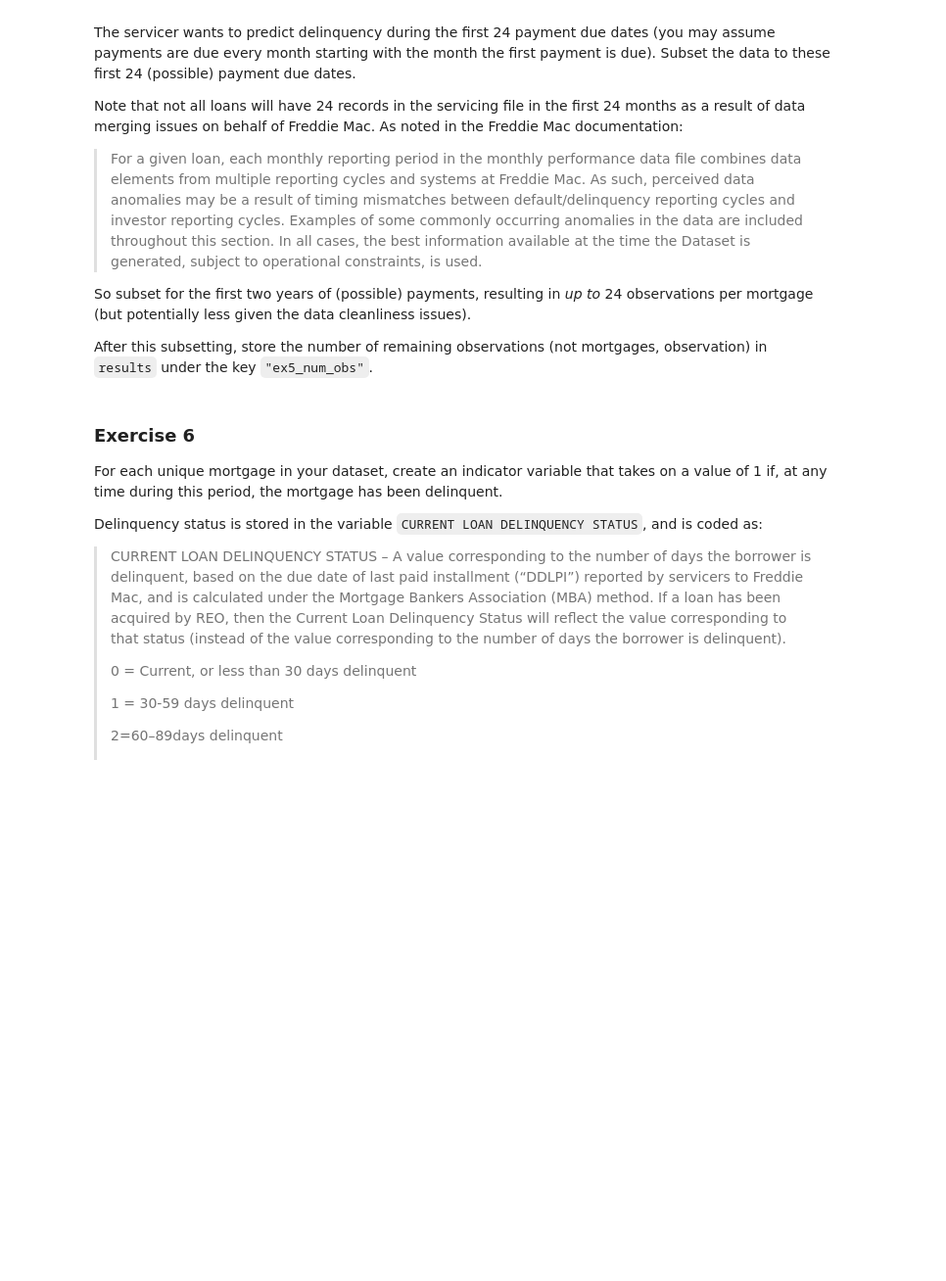
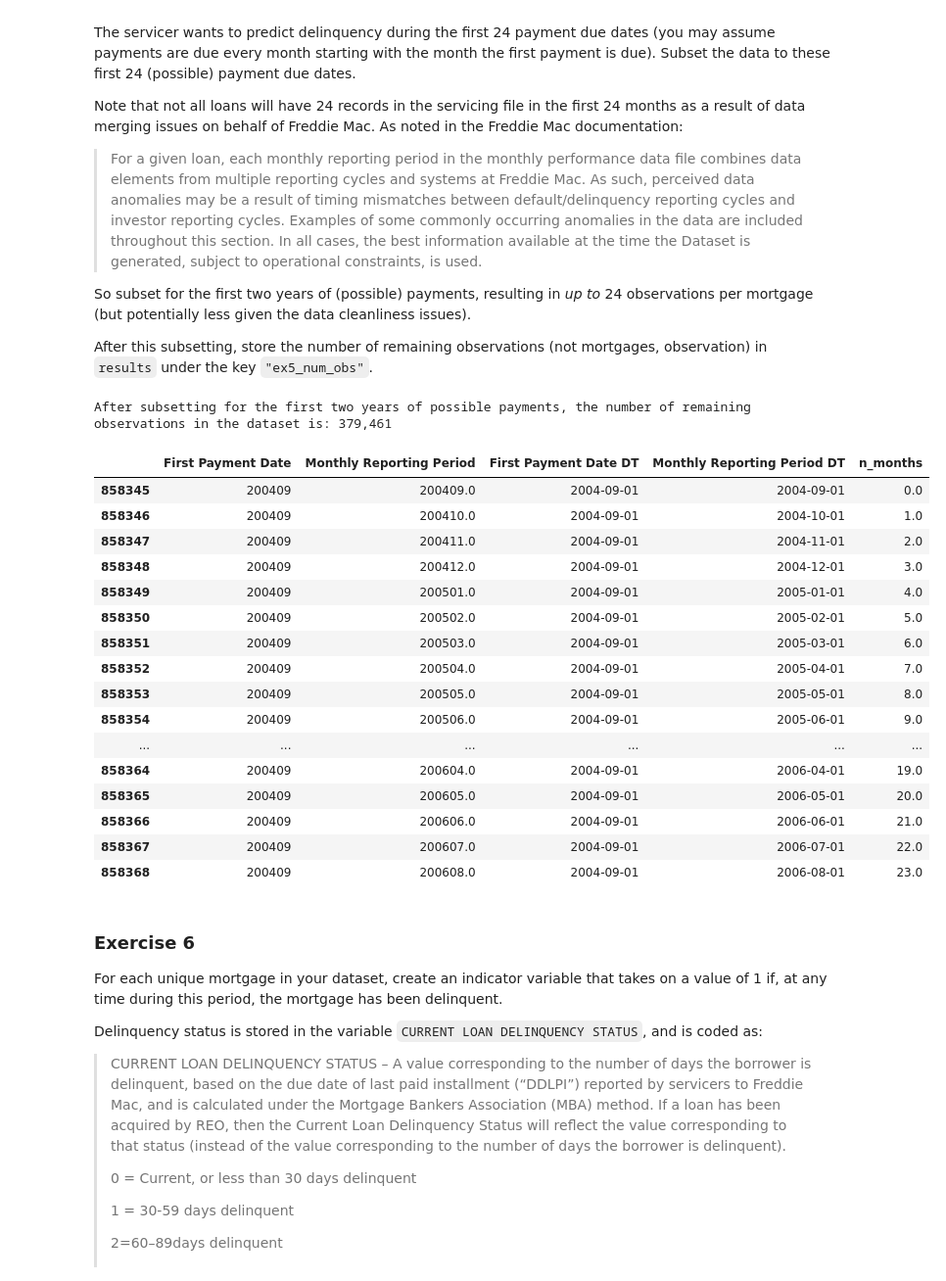
Before and after one commit to dani-jimlar/UDS_2024, a Jupyter notebook: exercise_passive_prediction.ipynb, the cells around one changed output. Shown at 98% size. Drawn from its saved outputs; the diff is of its cells as text; code cells hidden in the pictures; blank space fills up the shorter version.

```diff
--- a/exercise_passive_prediction.ipynb
+++ b/exercise_passive_prediction.ipynb
@@ -60,12 +74,10 @@ So the autograder can see the data, be sure to load it directly from a URL (don'
 
 Load the data AND ensure your data has column names. You will likely need to reference the documentation to figure out how to do so.
 # %%
-# import requests
-import pandas as pd
-
-
 codes_mor = pd.read_excel(
-    "https://github.com/dani-jimlar/UDS_2024/raw/main/file_layout.xlsx", skiprows=1
+    "https://github.com/dani-jimlar/UDS_2024/raw/main/file_layout.xlsx",
+    sheet_name="Origination Data File",
+    skiprows=1,
 )
 col_mor = codes_mor["ATTRIBUTE NAME"]
 
@@ -77,3 +89,5 @@ db_mortage = pd.read_csv(
     names=col_mor,
     index_col=None,
 )
+
+db_mortage.head(2)
@@ -150,7 +203,7 @@ db_m = pd.merge(
     db_mortage,
     db_servicing,
     on="Loan Sequence Number",
-    how="left",
+    how="outer",
     indicator=True,
     validate="one_to_many",
 )
@@ -190,6 +271,58 @@ Note that not all loans will have 24 records in the servicing file in the first
 So subset for the first two years of (possible) payments, resulting in *up to* 24 observations per mortgage (but potentially less given the data cleanliness issues).
 
 After this subsetting, store the number of remaining observations (not mortgages, observation) in `results` under the key `"ex5_num_obs"`.
+# %%
+db_m_filtered["Monthly Reporting Period DT"] = pd.to_datetime(
+    db_m_filtered["Monthly Reporting Period"], format="%Y%m"
+)
+db_m_filtered["First Payment Date DT"] = pd.to_datetime(
+    db_m_filtered["First Payment Date"], format="%Y%m"
+)
+
+db_m_filtered["n_months"] = (
+    db_m_filtered["Monthly Reporting Period DT"]
+    - db_m_filtered["First Payment Date DT"]
+) / np.timedelta64(1, "M")
+db_m_filtered["n_months"] = db_m_filtered["n_months"].round()
+
+db_m_filtered = db_m_filtered[db_m_filtered["n_months"].between(0, 23)]
+# %%
+ex5_num_obs = db_m_filtered.shape[0]
+results["ex5_num_obs"] = ex5_num_obs
+print(
+    f"After subsetting for the first two years of possible payments, the number of remaining observations in the dataset is: {ex5_num_obs:,}"
+)
+# %% [output]
+After subsetting for the first two years of possible payments, the number of remaining observations in the dataset is: 379,461
+# %%
+# check with a random id (Delete if you want)
+db_m_filtered[db_m_filtered["Loan Sequence Number"] == "F04Q30177253"][
+    [
+        "First Payment Date",
+        "Monthly Reporting Period",
+        "First Payment Date DT",
+        "Monthly Reporting Period DT",
+        "n_months",
+    ]
+]
+# %% [output]
+|  | First Payment Date | Monthly Reporting Period | First Payment Date DT | Monthly Reporting Period DT | n_months |
+| 858345 | 200409 | 200409.0 | 2004-09-01 | 2004-09-01 | 0.0 |
+| 858346 | 200409 | 200410.0 | 2004-09-01 | 2004-10-01 | 1.0 |
+| 858347 | 200409 | 200411.0 | 2004-09-01 | 2004-11-01 | 2.0 |
+| 858348 | 200409 | 200412.0 | 2004-09-01 | 2004-12-01 | 3.0 |
+| 858349 | 200409 | 200501.0 | 2004-09-01 | 2005-01-01 | 4.0 |
+| 858350 | 200409 | 200502.0 | 2004-09-01 | 2005-02-01 | 5.0 |
+| 858351 | 200409 | 200503.0 | 2004-09-01 | 2005-03-01 | 6.0 |
+| 858352 | 200409 | 200504.0 | 2004-09-01 | 2005-04-01 | 7.0 |
+| 858353 | 200409 | 200505.0 | 2004-09-01 | 2005-05-01 | 8.0 |
+| 858354 | 200409 | 200506.0 | 2004-09-01 | 2005-06-01 | 9.0 |
+| ... | ... | ... | ... | ... | ... |
+| 858364 | 200409 | 200604.0 | 2004-09-01 | 2006-04-01 | 19.0 |
+| 858365 | 200409 | 200605.0 | 2004-09-01 | 2006-05-01 | 20.0 |
+| 858366 | 200409 | 200606.0 | 2004-09-01 | 2006-06-01 | 21.0 |
+| 858367 | 200409 | 200607.0 | 2004-09-01 | 2006-07-01 | 22.0 |
+| 858368 | 200409 | 200608.0 | 2004-09-01 | 2006-08-01 | 23.0 |
 # %% [markdown]
 ### Exercise 6
 
```
Also changed, not shown: parts of 15 cells of this notebook.
